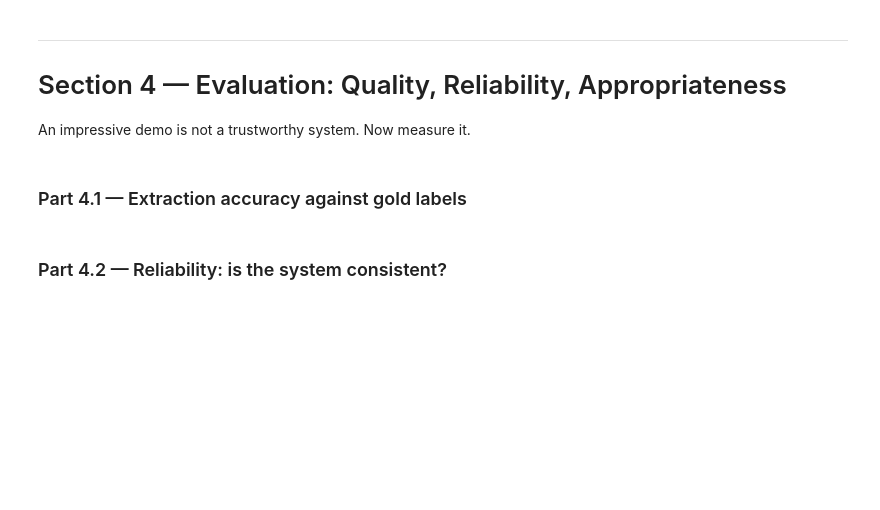
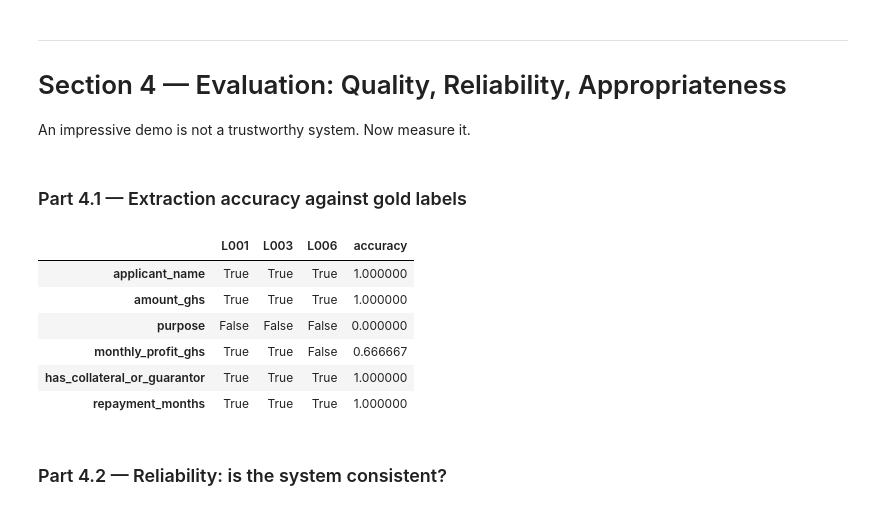
Before and after one commit to Rydwan1746/lab-4-llm-decision-support, a Jupyter notebook: lab_4.ipynb, the cells around one changed output. Saved outputs shown, nothing was run; the diff lists cells and outputs as text; code cells hidden in the pictures; blank space fills up the shorter version.

````diff
--- a/lab_4.ipynb
+++ b/lab_4.ipynb
@@ -384,9 +384,9 @@ Return ONLY the JSON object, without any additional text or explanation."""
 # TODO: Write extract_fields(letter_text) that calls the LLM, strips any ```json fences,
 #   json.loads() the result, and returns a dict. Handle parse failures gracefully
 #   (return None and print a warning).
-def extract_fields(letter_text):
+def extract_fields(letter_text, temperature=0.0):
     prompt = EXTRACT_PROMPT.format(letter_text=letter_text)
-    response, _usage = ask_llm(prompt, temperature=0.0)
+    response, _usage = ask_llm(prompt, temperature=temperature)
 
     # Strip any ```json fences if present
     cleaned_response = response.strip()
@@ -526,3 +520,60 @@ An impressive demo is not a trustworthy system. Now measure it.
+# %%
+# TODO: For the three letters in GOLD, compare your extracted DataFrame to the gold values
+#   field by field. Compute per-field accuracy across the three letters
+#   (name matching can be case-insensitive; numbers must match exactly).
+
+# TODO: Display a small table: rows = fields, columns = L001 / L003 / L006 / accuracy.
+fields = [
+    "applicant_name",
+    "amount_ghs",
+    "purpose",
+    "monthly_profit_ghs",
+    "has_collateral_or_guarantor",
+    "repayment_months"
+]
+
+# Get the letter IDs from your GOLD dictionary (e.g., ['L001', 'L003', 'L006'])
+letter_ids = list(GOLD.keys())
+
+# Ensure df_extracted has letter_id as its index for easy row lookup
+df_indexed = df_extracted.set_index('letter_id')
+
+comparison_rows = []
+
+for field in fields:
+    row = {}
+    matches = []
+
+    for lid in letter_ids:
+        ext_val = df_indexed.loc[lid, field]
+        gold_val = GOLD[lid][field]
+
+        # Apply matching rules: case-insensitive/stripped for strings, exact for others
+        if isinstance(gold_val, str) and isinstance(ext_val, str):
+            match = ext_val.strip().lower() == gold_val.strip().lower()
+        else:
+            match = (ext_val == gold_val)
+
+        row[lid] = match
+        matches.append(match)
+
+    # Calculate per-field accuracy across the three letters (proportion of True values)
+    row['accuracy'] = sum(matches) / len(matches)
+    comparison_rows.append(row)
+
+# Create the final comparison DataFrame
+df_comparison = pd.DataFrame(comparison_rows, index=fields)
+
+# Display the table
+display(df_comparison)
+# %% [output]
+|  | L001 | L003 | L006 | accuracy |
+| applicant_name | True | True | True | 1.000000 |
+| amount_ghs | True | True | True | 1.000000 |
+| purpose | False | False | False | 0.000000 |
+| monthly_profit_ghs | True | True | False | 0.666667 |
+| has_collateral_or_guarantor | True | True | True | 1.000000 |
+| repayment_months | True | True | True | 1.000000 |
 # %% [markdown]
 ### Part 4.2 — Reliability: is the system consistent?
 # %%
````
Also changed, not shown: parts of 10 cells of this notebook.
